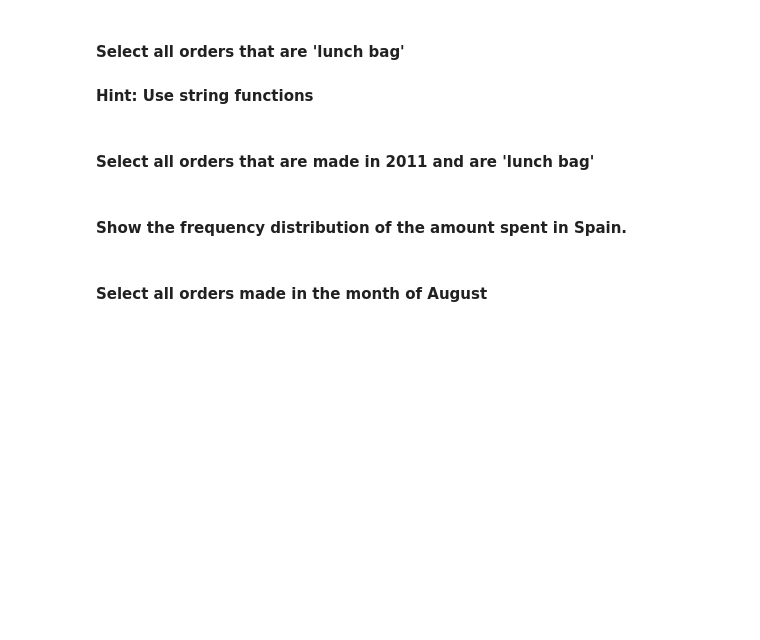
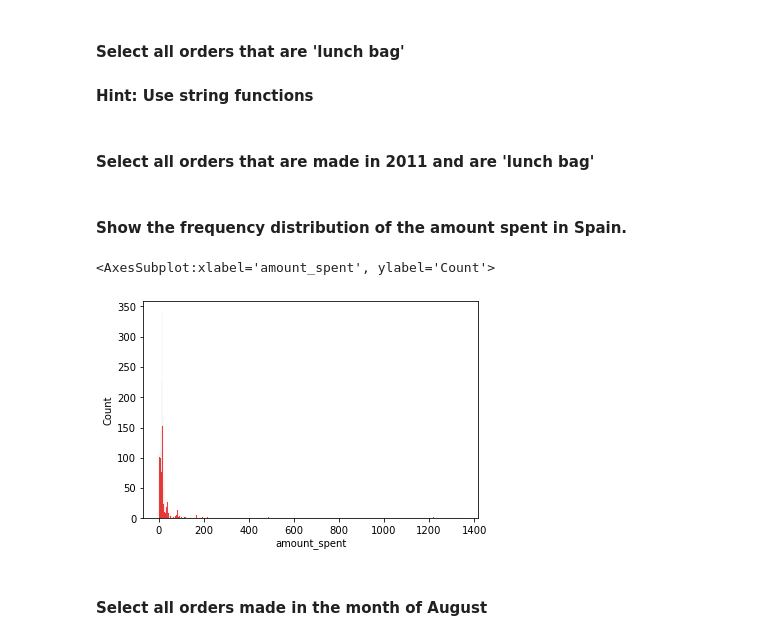
Before and after one commit to antoniogarciagiron/lab-subsetting-and-descriptive-stats, a Jupyter notebook: your-code/main.ipynb, the cells around one changed output. Cells and saved outputs as stored; diff of their text form; code cells hidden in the pictures; blank space fills up the shorter version.

```diff
--- a/your-code/main.ipynb
+++ b/your-code/main.ipynb
@@ -412,2 +410,4 @@ Maximum salary difference in Sales department: 0
+# %%
+orders = pd.read_csv("Orders.csv")
 # %% [markdown]
 #### Explore your dataset by looking at the data types and the summary statistics. Comment your results
@@ -444,0 +488,4 @@ Maximum salary difference in Sales department: 0
+# %%
+spanish_orders = orders[orders["Country"] == "Spain"]
+spanish_items = spanish_orders.groupby("CustomerID").agg({"Quantity" : np.sum})
+spanish_items[spanish_items["Quantity"]>50]
@@ -462,2 +543,9 @@ Maximum salary difference in Sales department: 0
+# %%
+spanish_orders
+#lt.hist(spanish_orders.amount_spent, bins=10)
+sns.histplot(spanish_orders.amount_spent, color='red')
+# %% [output]
+<AxesSubplot:xlabel='amount_spent', ylabel='Count'>
+[figure, added]
 # %% [markdown]
 #### Select all orders made in the month of August
```
Also changed, not shown: parts of 36 cells of this notebook.
